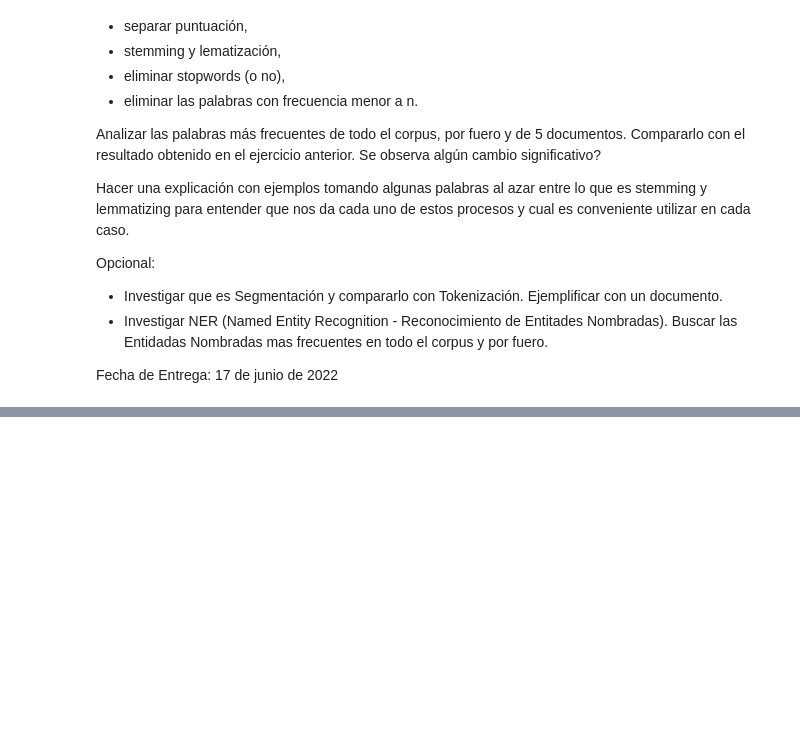
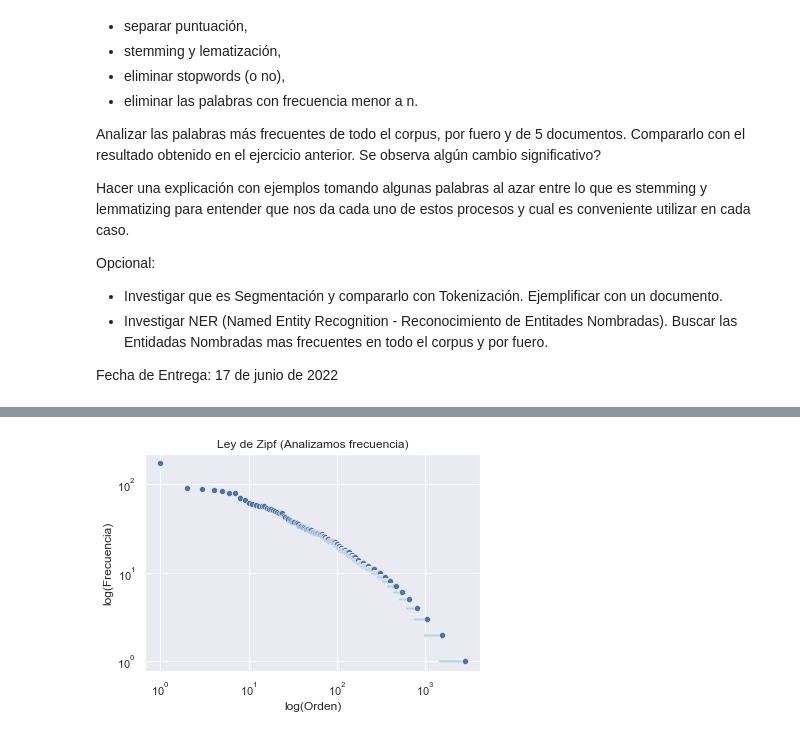
Before and after one commit to adrian-alejandro/Busqueda-y-Recomendacion-para-Textos-Legales-Mentoria-2022, a Jupyter notebook: Practico 2 - Analisis y Curacion de Datos.ipynb, the cells around one changed output, grey strips where cells are left out. Cells and saved outputs as stored; diff of their text form; code cells hidden in the pictures; blank space fills up the shorter version.

```diff
--- a/Practico 2 - Analisis y Curacion de Datos.ipynb
+++ b/Practico 2 - Analisis y Curacion de Datos.ipynb
@@ -36,0 +357,4 @@ Fecha de Entrega: 17 de junio de 2022
+# %%
+show_zipf(frecuencia_palabras_df, description=identifier)
+# %% [output]
+[figure, added]
```
Also changed, not shown: parts of 14 cells of this notebook, 5 other files.
